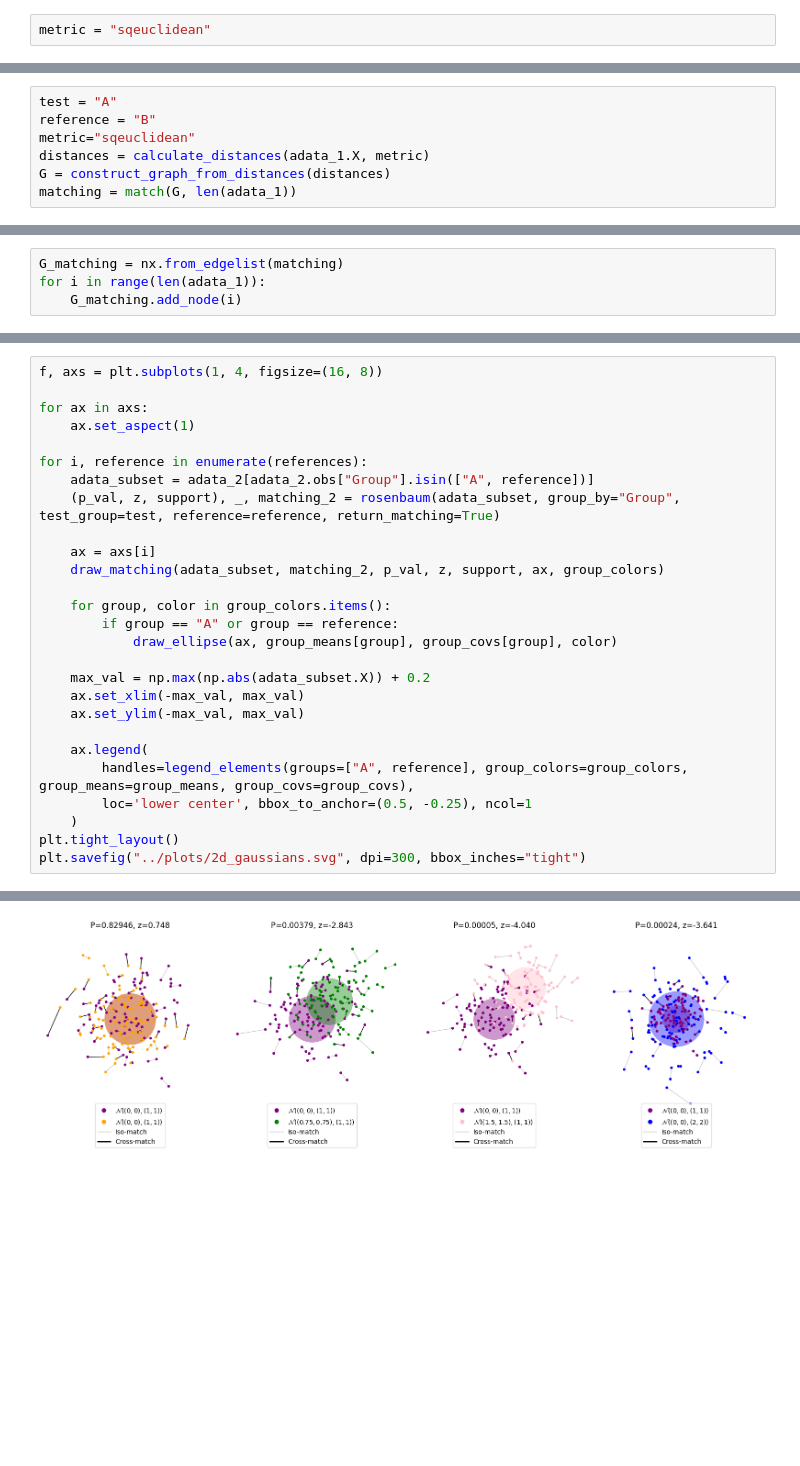
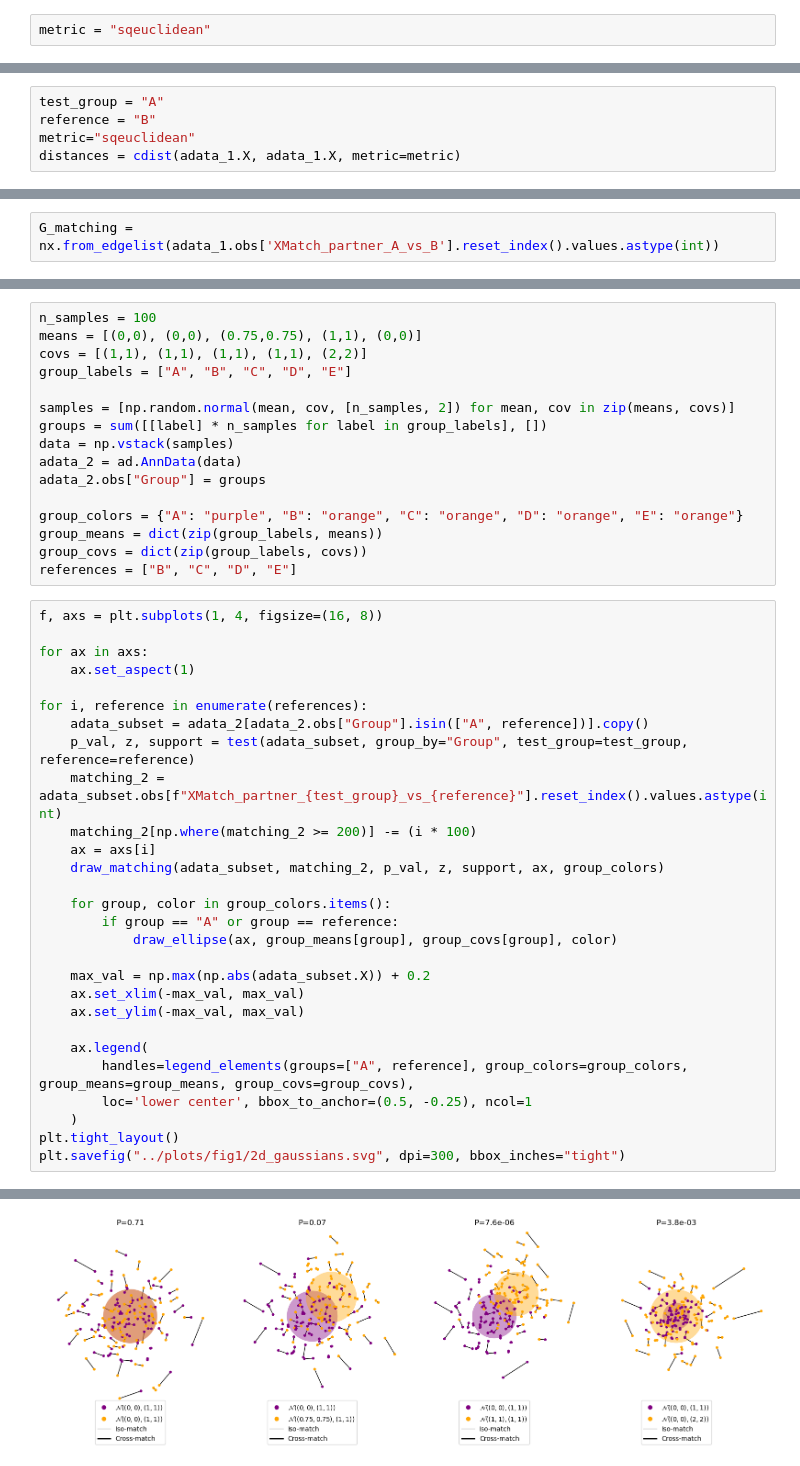
Before and after one commit to bionetslab/scXMatch_paper, a Jupyter notebook: notebooks/fig1.ipynb, the cells around one changed output, grey strips where cells are left out. Saved outputs shown, nothing was run; the diff lists cells and outputs as text; blank space fills up the shorter version.

```diff
--- a/notebooks/fig1.ipynb
+++ b/notebooks/fig1.ipynb
@@ -70,7 +42,5 @@ sc.pp.neighbors(adata_1, metric=metric, n_pcs=0)
 # %%
-test = "A"
+test_group = "A"
 reference = "B"
 metric="sqeuclidean"
-distances = calculate_distances(adata_1.X, metric)
-G = construct_graph_from_distances(distances)
-matching = match(G, len(adata_1))
+distances = cdist(adata_1.X, adata_1.X, metric=metric)
@@ -85,5 +57,3 @@ G_knn = nx.from_scipy_sparse_array(adata_1.obsp["distances"])
 # %%
-G_matching = nx.from_edgelist(matching)
-for i in range(len(adata_1)):
-    G_matching.add_node(i)
+G_matching = nx.from_edgelist(adata_1.obs['XMatch_partner_A_vs_B'].reset_index().values.astype(int))
 # %%
@@ -146,3 +80,19 @@ plt.savefig("../plots/visualization_1a.svg", dpi=300, bbox_inches="tight")
+# %%
+n_samples = 100
+means = [(0,0), (0,0), (0.75,0.75), (1,1), (0,0)]
+covs = [(1,1), (1,1), (1,1), (1,1), (2,2)]
+group_labels = ["A", "B", "C", "D", "E"]
+
+samples = [np.random.normal(mean, cov, [n_samples, 2]) for mean, cov in zip(means, covs)]
+groups = sum([[label] * n_samples for label in group_labels], [])
+data = np.vstack(samples)
+adata_2 = ad.AnnData(data)
+adata_2.obs["Group"] = groups
+
+group_colors = {"A": "purple", "B": "orange", "C": "orange", "D": "orange", "E": "orange"}
+group_means = dict(zip(group_labels, means))
+group_covs = dict(zip(group_labels, covs))
+references = ["B", "C", "D", "E"]
 # %%
 f, axs = plt.subplots(1, 4, figsize=(16, 8))
 
@@ -150,9 +100,10 @@ for ax in axs:
     ax.set_aspect(1)
 
 for i, reference in enumerate(references):
-    adata_subset = adata_2[adata_2.obs["Group"].isin(["A", reference])]
-    (p_val, z, support), _, matching_2 = rosenbaum(adata_subset, group_by="Group", test_group=test, reference=reference, return_matching=True)
-
+    adata_subset = adata_2[adata_2.obs["Group"].isin(["A", reference])].copy()
+    p_val, z, support = test(adata_subset, group_by="Group", test_group=test_group, reference=reference)
+    matching_2 = adata_subset.obs[f"XMatch_partner_{test_group}_vs_{reference}"].reset_index().values.astype(int)
+    matching_2[np.where(matching_2 >= 200)] -= (i * 100)
     ax = axs[i]
     draw_matching(adata_subset, matching_2, p_val, z, support, ax, group_colors)
 
@@ -169,5 +120,5 @@ for i, reference in enumerate(references):
         loc='lower center', bbox_to_anchor=(0.5, -0.25), ncol=1
     )
 plt.tight_layout()
-plt.savefig("../plots/2d_gaussians.svg", dpi=300, bbox_inches="tight")
+plt.savefig("../plots/fig1/2d_gaussians.svg", dpi=300, bbox_inches="tight")
 # %% [output]
@@ -191 +133 @@ counting cross matches.
-[figure, old version]
+[figure, new version]
```
Also changed, not shown: parts of 18 cells of this notebook, 4 other files.
